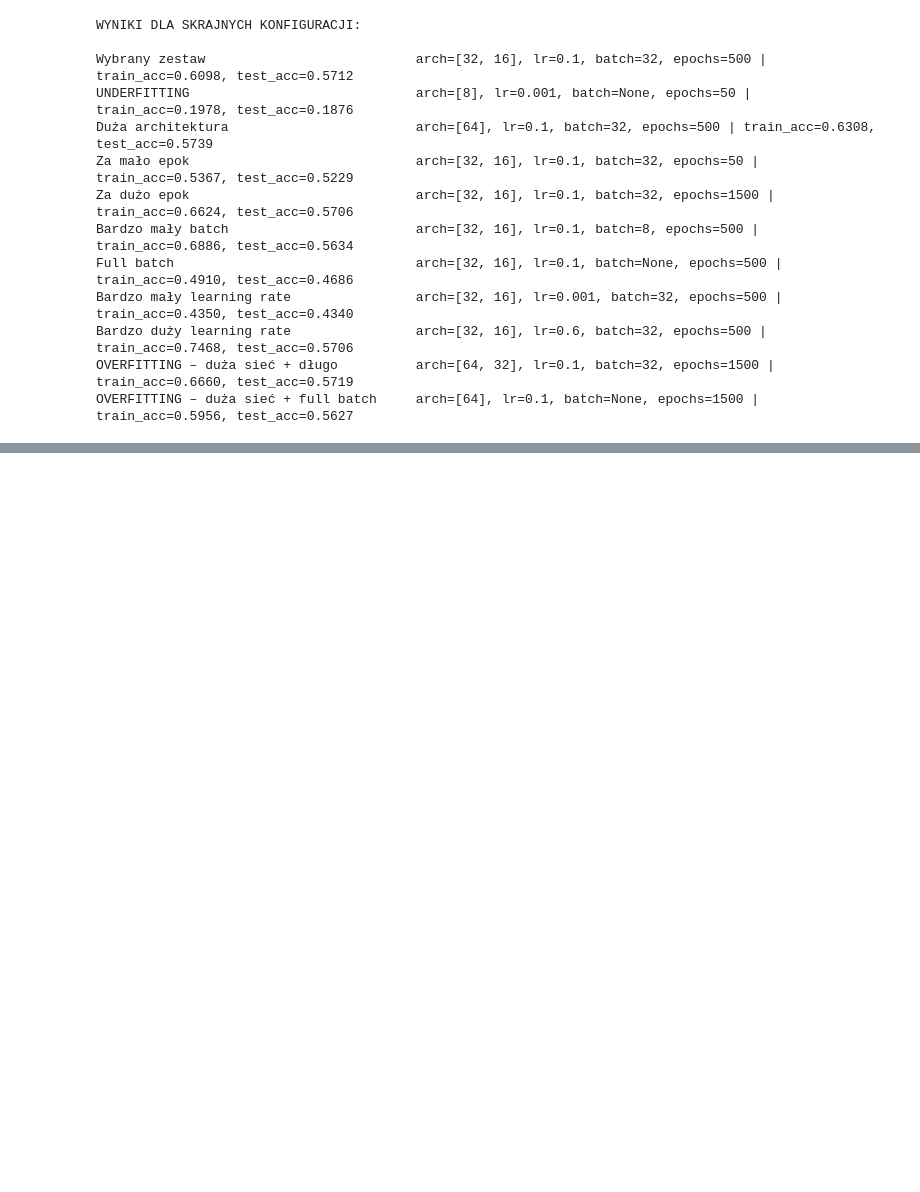
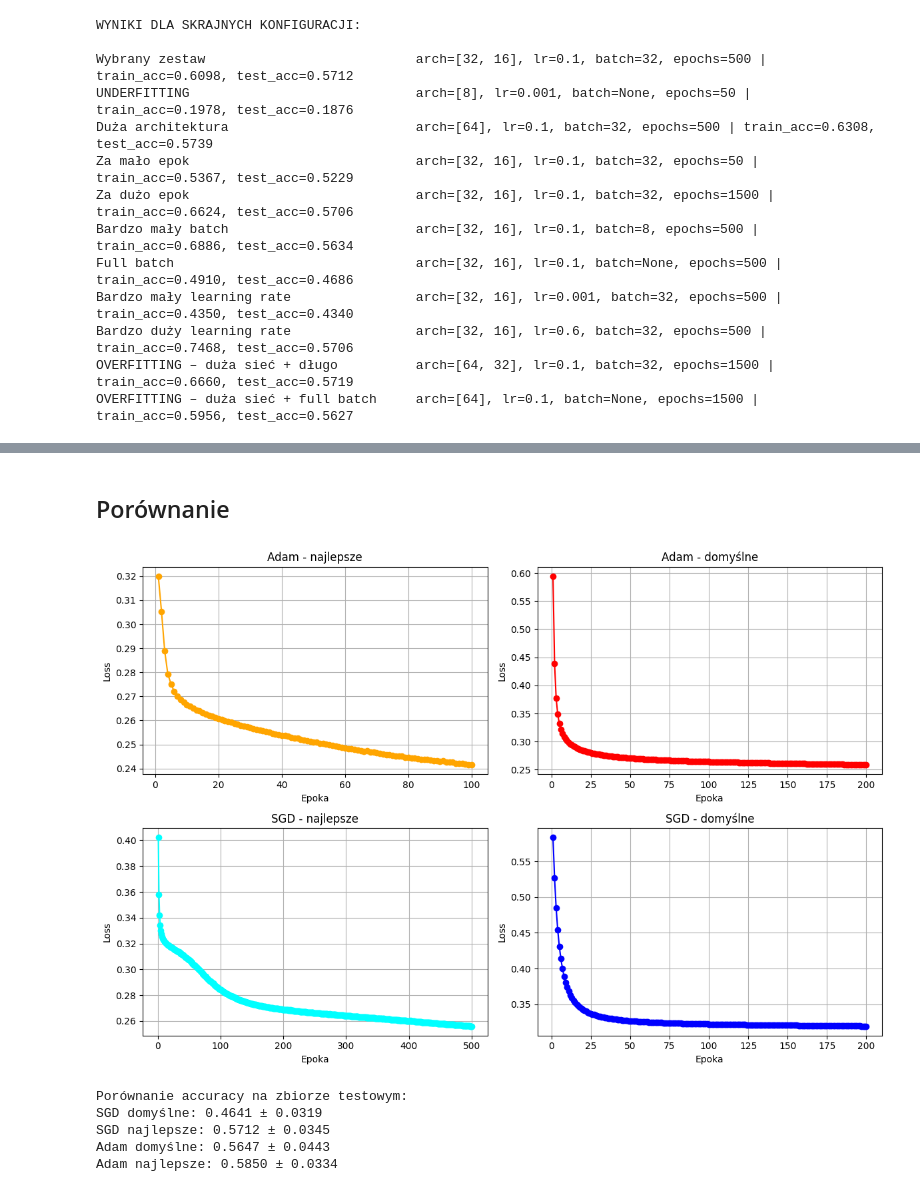
Before and after one commit to bartkowiakdaria/WSI, a Jupyter notebook: zad5/main.ipynb, the cells around one changed output, grey strips where cells are left out. Cells and saved outputs as stored; diff of their text form; code cells hidden in the pictures; blank space fills up the shorter version.

Commit message:
adam + raport

```diff
--- a/zad5/main.ipynb
+++ b/zad5/main.ipynb
@@ -128,7 +132,8 @@ Epochs: 500
 # %%
 final_test_accs = []
+histories_sgd = []
 
-hidden_layers, lr, batch_size, epochs = best_config
+hidden_layers, lr, batch_size, epochs = best_config_sgd
 
 for seed in seeds:
 
@@ -153,14 +158,14 @@ for seed in seeds:
     layer_sizes = [Xtr.shape[0]] + hidden_layers + [n_classes]
     nn = NeuralNetwork(layer_sizes, seed=seed)
 
-    nn.train_SGD(
+    history = nn.train_SGD(
         Xtr,
         Ytr,
         learning_rate=lr,
         epochs=epochs,
         batch_size=batch_size
     )
-
+    histories_sgd.append(history)
     y_pred_test = np.argmax(nn.predict(Xte), axis=0) #test
     acc_test = np.mean(y_pred_test == y_test)
 
@@ -267,0 +328,9 @@ OVERFITTING – duża sieć + full batch     arch=[64], lr=0.1, batch=None, epoc
+# %%
+architectures = [[16], [32], [32, 16]]
+learning_rates_adam = [0.01, 0.05, 0.005]
+batch_sizes = [None, 32, 64]
+epochs_list = [100, 200]
+beta1 = 0.9
+beta2 = 0.999
+epsilon = 1e-8
+seeds = range(10)
@@ -267,0 +526,63 @@ OVERFITTING – duża sieć + full batch     arch=[64], lr=0.1, batch=None, epoc
+# %% [markdown]
+## Porównanie
+# %%
+import matplotlib.pyplot as plt
+import numpy as np
+
+history_adam_best = histories_adam[0]
+history_adam_default = histories_adam_default[0]
+history_sgd_best = histories_sgd[0]
+history_sgd_default = histories_sgd_default[0]
+
+fig, axes = plt.subplots(2, 2, figsize=(12, 8))
+axes = axes.flatten()
+
+# wykres 1: Adam najlepsze
+epochs = np.arange(1, len(history_adam_best)+1)
+axes[0].plot(epochs, history_adam_best, color='orange', marker='o', linestyle='-')
+axes[0].set_title('Adam - najlepsze')
+axes[0].set_xlabel('Epoka')
+axes[0].set_ylabel('Loss')
+axes[0].grid(True)
+
+# wykres 2: Adam domyślne
+epochs = np.arange(1, len(history_adam_default)+1)
+axes[1].plot(epochs, history_adam_default, color='red', marker='o', linestyle='-')
+axes[1].set_title('Adam - domyślne')
+axes[1].set_xlabel('Epoka')
+axes[1].set_ylabel('Loss')
+axes[1].grid(True)
+
+# wykres 3: SGD najlepsze
+epochs = np.arange(1, len(history_sgd_best)+1)
+axes[2].plot(epochs, history_sgd_best, color='cyan', marker='o', linestyle='-')
+axes[2].set_title('SGD - najlepsze')
+axes[2].set_xlabel('Epoka')
+axes[2].set_ylabel('Loss')
+axes[2].grid(True)
+
+# wykres 4: SGD domyślne
+epochs = np.arange(1, len(history_sgd_default)+1)
+axes[3].plot(epochs, history_sgd_default, color='blue', marker='o', linestyle='-')
+axes[3].set_title('SGD - domyślne')
+axes[3].set_xlabel('Epoka')
+axes[3].set_ylabel('Loss')
+axes[3].grid(True)
+
+plt.tight_layout()
+plt.savefig('loss_wykres.png')
+plt.show()
+# %% [output]
+[figure, added]
+# %%
+print("Porównanie accuracy na zbiorze testowym:")
+print(f"SGD domyślne: {np.mean(final_test_accs_d):.4f} ± {np.std(final_test_accs_d):.4f}")
+print(f"SGD najlepsze: {np.mean(final_test_accs):.4f} ± {np.std(final_test_accs):.4f}")
+print(f"Adam domyślne: {np.mean(final_test_accs_adam_d):.4f} ± {np.std(final_test_accs_adam_d):.4f}")
+print(f"Adam najlepsze: {np.mean(final_test_accs_adam):.4f} ± {np.std(final_test_accs_adam):.4f}")
+# %% [output]
+Porównanie accuracy na zbiorze testowym:
+SGD domyślne: 0.4641 ± 0.0319
+SGD najlepsze: 0.5712 ± 0.0345
+Adam domyślne: 0.5647 ± 0.0443
+Adam najlepsze: 0.5850 ± 0.0334
```
Also changed, not shown: parts of 11 cells of this notebook, 2 other files.
